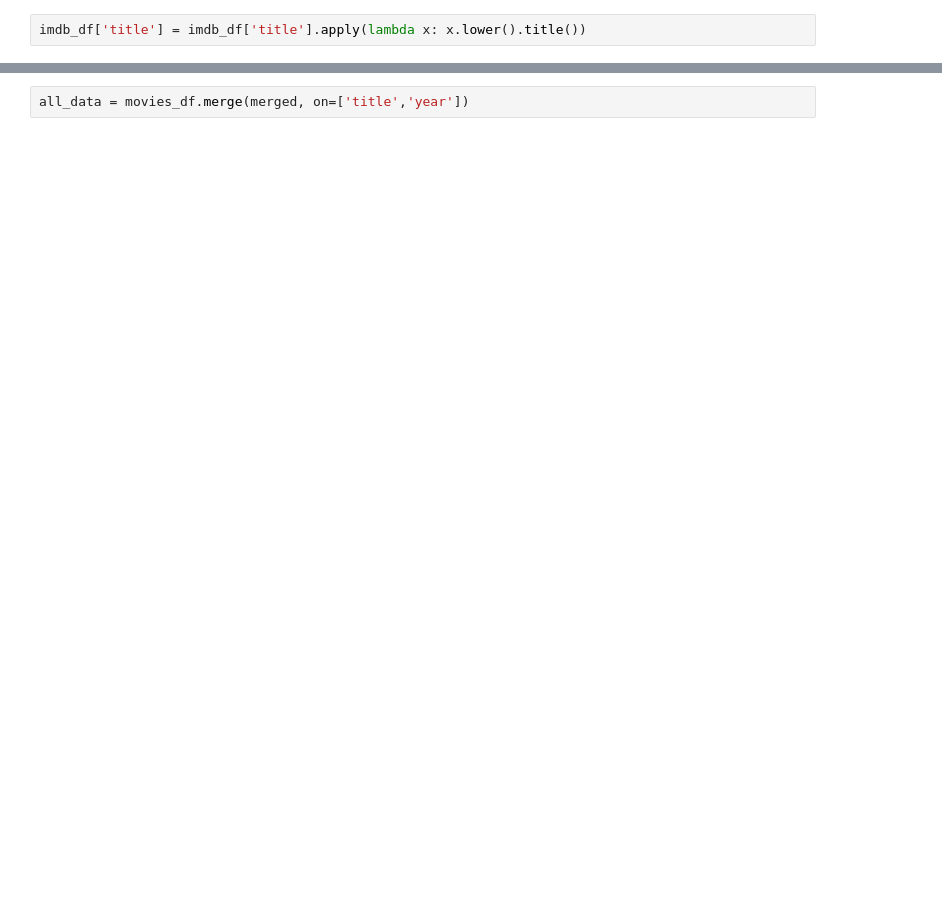
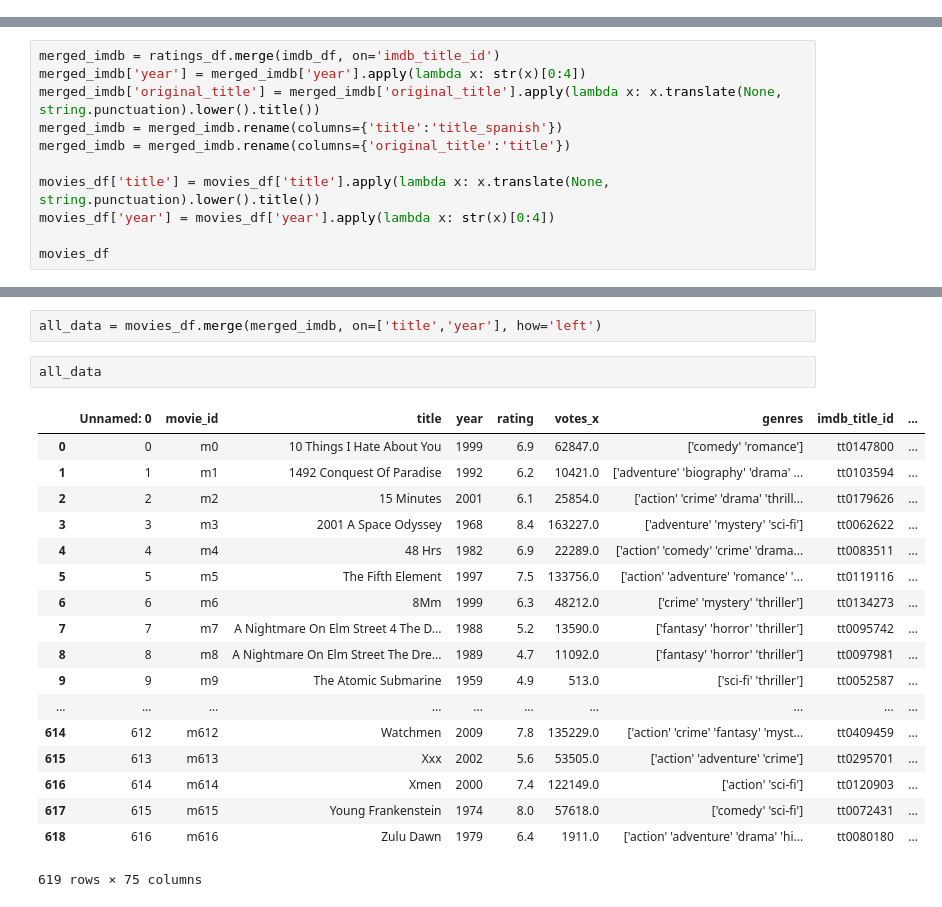
Before and after one commit to 6859-sp21/final-project-movisualization, a Jupyter notebook: imdb_data.ipynb, the cells around one changed output, grey strips where cells are left out. Saved outputs shown, nothing was run; the diff lists cells and outputs as text; blank space fills up the shorter version.

Commit message:
imdb csv files updated, unmerged movies csv added

```diff
--- a/imdb_data.ipynb
+++ b/imdb_data.ipynb
@@ -31,2 +21,0 @@ ratings_df
-# %%
-imdb_df['title'] = imdb_df['title'].apply(lambda x: x.lower().title())
@@ -42,0 +22,11 @@ merged['year'] = merged['year'].apply(lambda x: str(x))
+# %%
+merged_imdb = ratings_df.merge(imdb_df, on='imdb_title_id')
+merged_imdb['year'] = merged_imdb['year'].apply(lambda x: str(x)[0:4])
+merged_imdb['original_title'] = merged_imdb['original_title'].apply(lambda x: x.translate(None, string.punctuation).lower().title())
+merged_imdb = merged_imdb.rename(columns={'title':'title_spanish'})
+merged_imdb = merged_imdb.rename(columns={'original_title':'title'})
+
+movies_df['title'] = movies_df['title'].apply(lambda x: x.translate(None, string.punctuation).lower().title())
+movies_df['year'] = movies_df['year'].apply(lambda x: str(x)[0:4])
+
+movies_df
@@ -43,2 +52,23 @@ merged['year'] = merged['year'].apply(lambda x: str(x))
 # %%
-all_data = movies_df.merge(merged, on=['title','year'])
+all_data = movies_df.merge(merged_imdb, on=['title','year'], how='left')
+# %%
+all_data
+# %% [output]
+|  | Unnamed: 0 | movie_id | title | year | rating | votes_x | genres | imdb_title_id | ... |
+| 0 | 0 | m0 | 10 Things I Hate About You | 1999 | 6.9 | 62847.0 | ['comedy' 'romance'] | tt0147800 | ... |
+| 1 | 1 | m1 | 1492 Conquest Of Paradise | 1992 | 6.2 | 10421.0 | ['adventure' 'biography' 'drama' ... | tt0103594 | ... |
+| 2 | 2 | m2 | 15 Minutes | 2001 | 6.1 | 25854.0 | ['action' 'crime' 'drama' 'thrill... | tt0179626 | ... |
+| 3 | 3 | m3 | 2001 A Space Odyssey | 1968 | 8.4 | 163227.0 | ['adventure' 'mystery' 'sci-fi'] | tt0062622 | ... |
+| 4 | 4 | m4 | 48 Hrs | 1982 | 6.9 | 22289.0 | ['action' 'comedy' 'crime' 'drama... | tt0083511 | ... |
+| 5 | 5 | m5 | The Fifth Element | 1997 | 7.5 | 133756.0 | ['action' 'adventure' 'romance' '... | tt0119116 | ... |
+| 6 | 6 | m6 | 8Mm | 1999 | 6.3 | 48212.0 | ['crime' 'mystery' 'thriller'] | tt0134273 | ... |
+| 7 | 7 | m7 | A Nightmare On Elm Street 4 The D... | 1988 | 5.2 | 13590.0 | ['fantasy' 'horror' 'thriller'] | tt0095742 | ... |
+| 8 | 8 | m8 | A Nightmare On Elm Street The Dre... | 1989 | 4.7 | 11092.0 | ['fantasy' 'horror' 'thriller'] | tt0097981 | ... |
+| 9 | 9 | m9 | The Atomic Submarine | 1959 | 4.9 | 513.0 | ['sci-fi' 'thriller'] | tt0052587 | ... |
+| ... | ... | ... | ... | ... | ... | ... | ... | ... | ... |
+| 614 | 612 | m612 | Watchmen | 2009 | 7.8 | 135229.0 | ['action' 'crime' 'fantasy' 'myst... | tt0409459 | ... |
+| 615 | 613 | m613 | Xxx | 2002 | 5.6 | 53505.0 | ['action' 'adventure' 'crime'] | tt0295701 | ... |
+| 616 | 614 | m614 | Xmen | 2000 | 7.4 | 122149.0 | ['action' 'sci-fi'] | tt0120903 | ... |
+| 617 | 615 | m615 | Young Frankenstein | 1974 | 8.0 | 57618.0 | ['comedy' 'sci-fi'] | tt0072431 | ... |
+| 618 | 616 | m616 | Zulu Dawn | 1979 | 6.4 | 1911.0 | ['action' 'adventure' 'drama' 'hi... | tt0080180 | ... |
+619 rows × 75 columns
```
Also changed, not shown: parts of 8 cells of this notebook, 3 other files.
